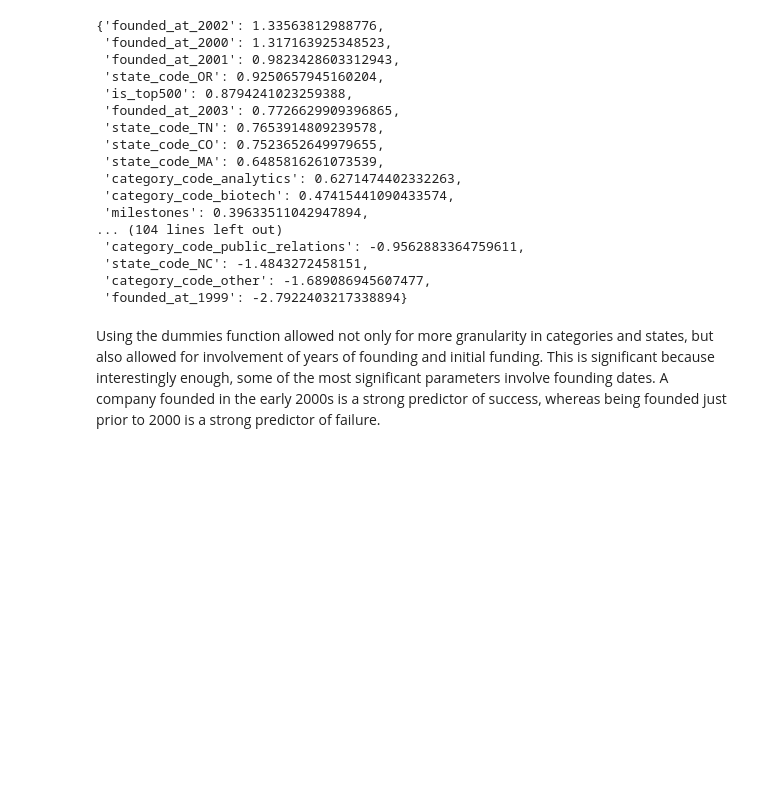
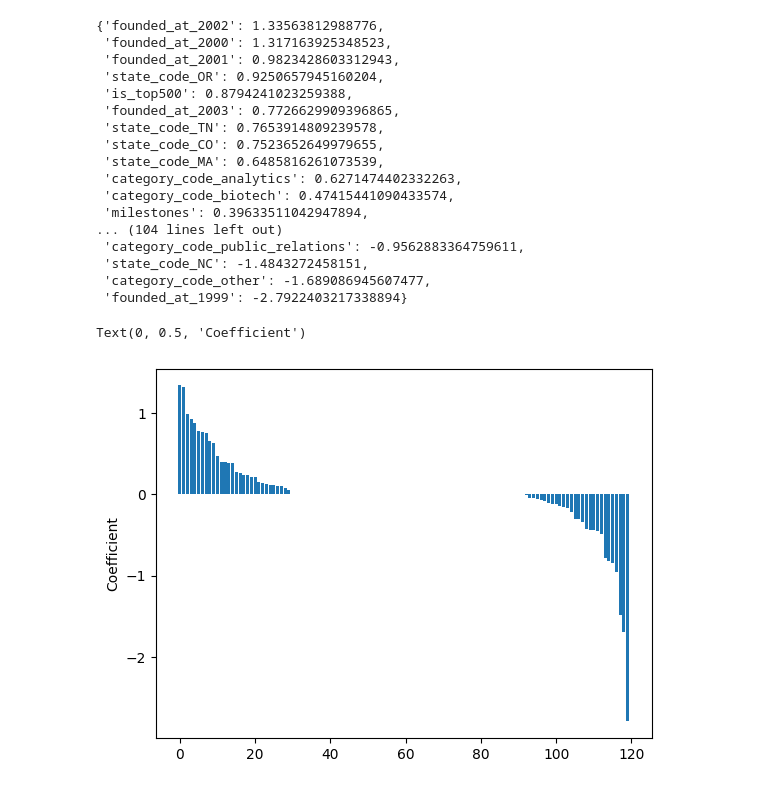
Before and after one commit to iansind/startup-success, a Jupyter notebook: log_with_dummies.ipynb, the cells around one changed output. Cells and saved outputs as stored; diff of their text form; code cells hidden in the pictures; blank space fills up the shorter version.

```diff
--- a/log_with_dummies.ipynb
+++ b/log_with_dummies.ipynb
@@ -116,5 +117,12 @@ attr_coeffs
  'state_code_NC': -1.4843272458151,
  'category_code_other': -1.689086945607477,
  'founded_at_1999': -2.7922403217338894}
-# %% [markdown]
-Using the dummies function allowed not only for more granularity in categories and states, but also allowed for involvement of years of founding and initial funding. This is significant because interestingly enough, some of the most significant parameters involve founding dates. A company founded in the early 2000s is a strong predictor of success, whereas being founded just prior to 2000 is a strong predictor of failure.
+# %%
+attrs_plot = range(len(attr_coeffs))
+coeffs_plot = attr_coeffs.values()
+
+plt.bar(attrs_plot, coeffs_plot)
+plt.ylabel('Coefficient')
+# %% [output]
+Text(0, 0.5, 'Coefficient')
+[figure, added]
```
Also changed, not shown: parts of 4 cells of this notebook, 4 other files.
